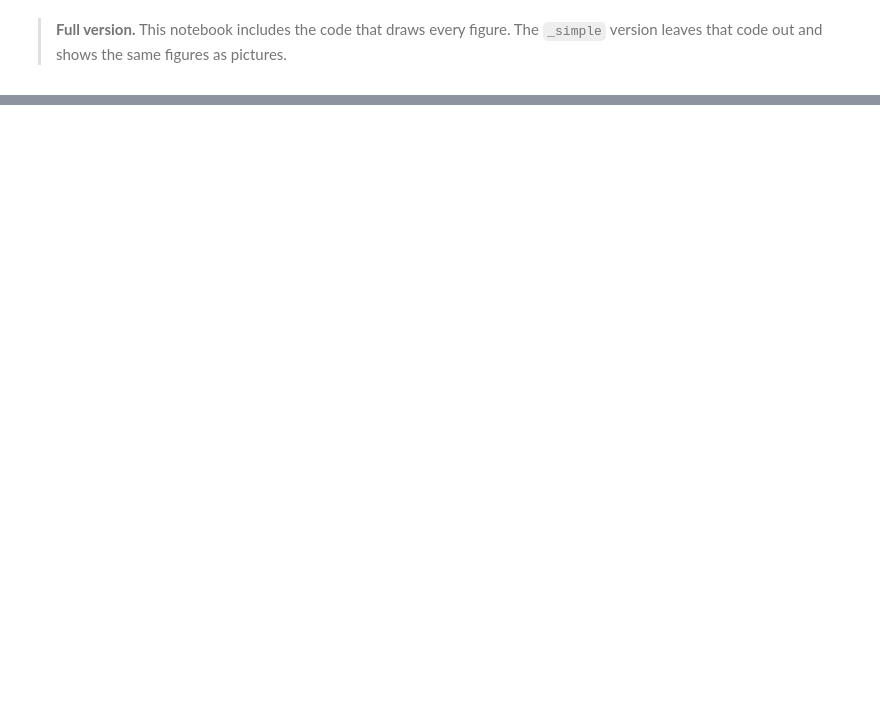
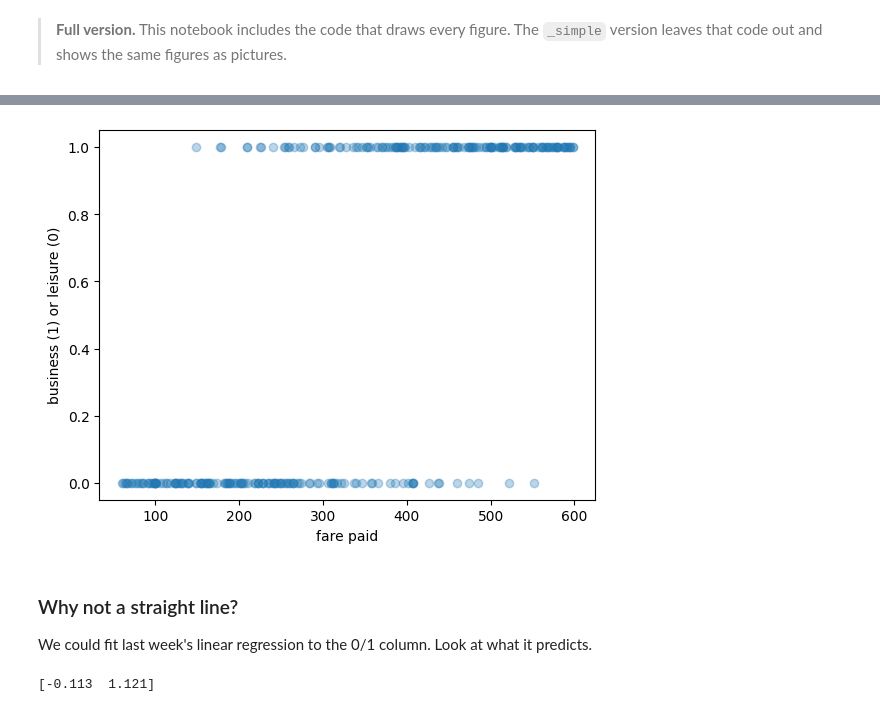
Before and after one commit to kjmobile/lb2, a Jupyter notebook: 4_Logistic_Regression_Business_or_Leisure_all.ipynb, the cells around one changed output, grey strips where cells are left out. Drawn from its saved outputs; the diff is of its cells as text; code cells hidden in the pictures; blank space fills up the shorter version.

```diff
--- a/4_Logistic_Regression_Business_or_Leisure_all.ipynb
+++ b/4_Logistic_Regression_Business_or_Leisure_all.ipynb
@@ -169,0 +57,3 @@ with a **baseline**: always guessing the larger group.
+# %%
+fares = pd.read_csv('https://raw.githubusercontent.com/kjmobile/lb2/main/data/practice_fares_300.csv')
+fares.head()
@@ -169,0 +67,22 @@ with a **baseline**: always guessing the larger group.
+# %%
+# Figure 2
+plt.scatter(fares['fare_paid'], fares['business'], alpha=0.3)
+plt.xlabel('fare paid')
+plt.ylabel('business (1) or leisure (0)')
+plt.show()
+# %% [output]
+[figure, added]
+# %% [markdown]
+### Why not a straight line?
+
+We could fit last week's linear regression to the 0/1 column. Look at what it predicts.
+# %%
+from sklearn.linear_model import LinearRegression
+
+line = LinearRegression()
+line.fit(fares[['fare_paid']], fares['business'])
+
+new = pd.DataFrame({'fare_paid': [60, 600]})
+print(line.predict(new).round(3))
+# %% [output]
+[-0.113  1.121]
```
Also changed, not shown: parts of 55 cells of this notebook, 7 other files.
